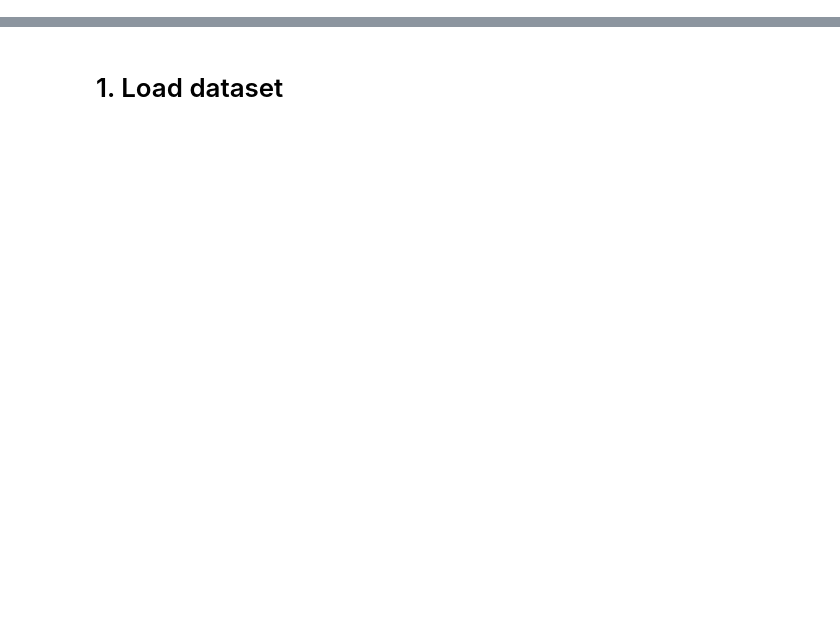
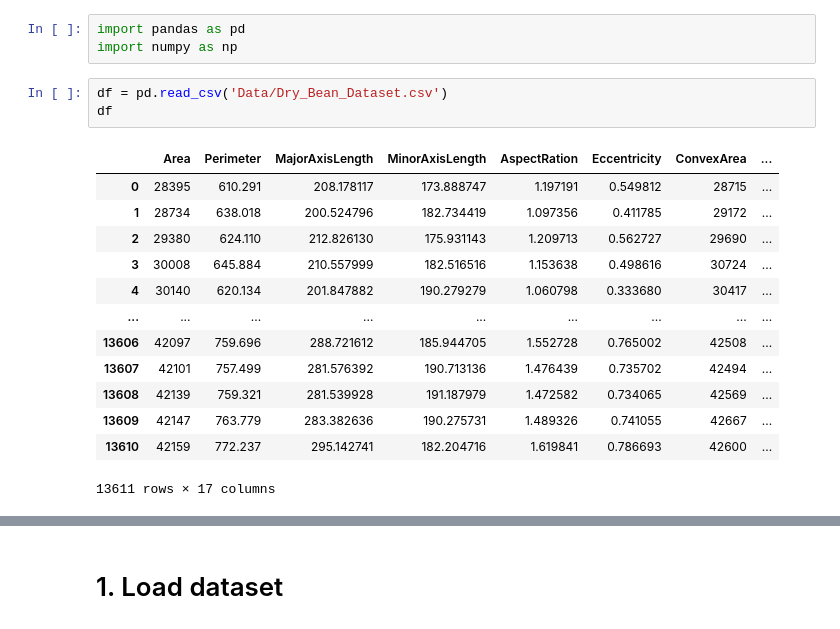
Before and after one commit to Karl-Liu-ch/Introduction-to-Machine-Learnning-and-Data-Mining, a Jupyter notebook: Project1.ipynb, the cells around one changed output, grey strips where cells are left out. Drawn from its saved outputs; the diff is of its cells as text; blank space fills up the shorter version.

```diff
--- a/Project1.ipynb
+++ b/Project1.ipynb
@@ -0,0 +100,20 @@
+# %%
+import pandas as pd
+import numpy as np
+# %%
+df = pd.read_csv('Data/Dry_Bean_Dataset.csv')
+df
+# %% [output]
+|  | Area | Perimeter | MajorAxisLength | MinorAxisLength | AspectRation | Eccentricity | ConvexArea | ... |
+| 0 | 28395 | 610.291 | 208.178117 | 173.888747 | 1.197191 | 0.549812 | 28715 | ... |
+| 1 | 28734 | 638.018 | 200.524796 | 182.734419 | 1.097356 | 0.411785 | 29172 | ... |
+| 2 | 29380 | 624.110 | 212.826130 | 175.931143 | 1.209713 | 0.562727 | 29690 | ... |
+| 3 | 30008 | 645.884 | 210.557999 | 182.516516 | 1.153638 | 0.498616 | 30724 | ... |
+| 4 | 30140 | 620.134 | 201.847882 | 190.279279 | 1.060798 | 0.333680 | 30417 | ... |
+| ... | ... | ... | ... | ... | ... | ... | ... | ... |
+| 13606 | 42097 | 759.696 | 288.721612 | 185.944705 | 1.552728 | 0.765002 | 42508 | ... |
+| 13607 | 42101 | 757.499 | 281.576392 | 190.713136 | 1.476439 | 0.735702 | 42494 | ... |
+| 13608 | 42139 | 759.321 | 281.539928 | 191.187979 | 1.472582 | 0.734065 | 42569 | ... |
+| 13609 | 42147 | 763.779 | 283.382636 | 190.275731 | 1.489326 | 0.741055 | 42667 | ... |
+| 13610 | 42159 | 772.237 | 295.142741 | 182.204716 | 1.619841 | 0.786693 | 42600 | ... |
+13611 rows × 17 columns
```
Also changed, not shown: parts of 16 cells of this notebook, 5 other files.
